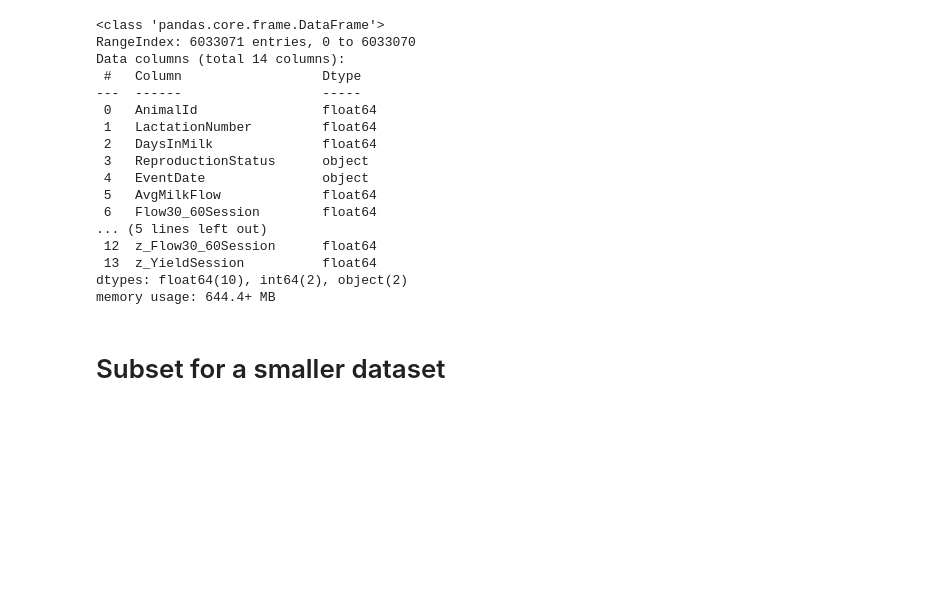
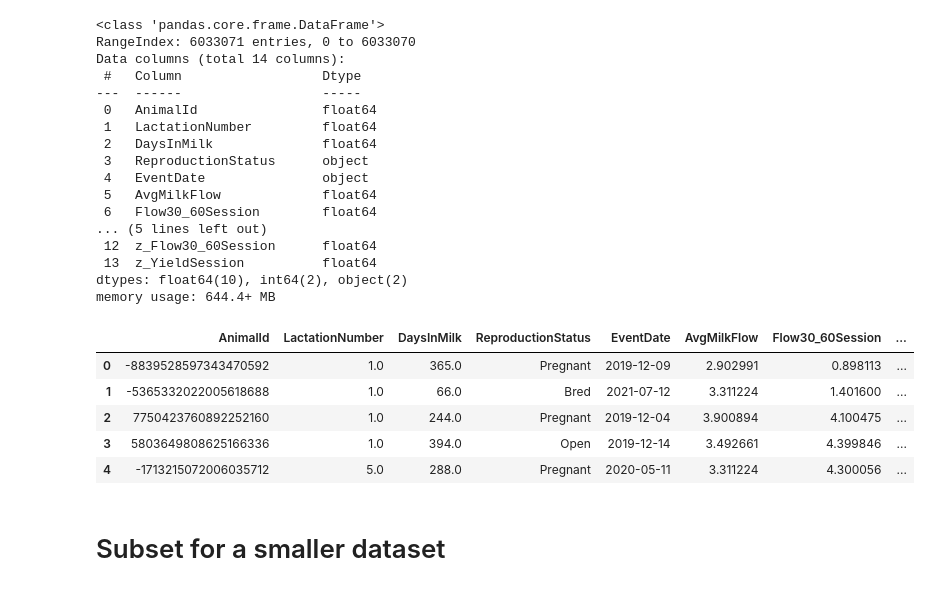
Before and after one commit to muyuanlidvm/ANSC-6040-Project-1, a Jupyter notebook: ModelTraining_ML.ipynb, the cells around one changed output. Saved outputs shown, nothing was run; the diff lists cells and outputs as text; code cells hidden in the pictures; blank space fills up the shorter version.

```diff
--- a/ModelTraining_ML.ipynb
+++ b/ModelTraining_ML.ipynb
@@ -64,7 +64,16 @@ memory usage: 644.4+ MB
 # %%
 # Convert variables to correct forms
 df_clean["EventDate"] = pd.to_datetime(df_clean["EventDate"])
-df_clean["AnimalId"] = df_clean["AnimalId"].astype(int)
+df_clean["AnimalId"] = df_clean["AnimalId"].astype(str)
+# %%
+df_clean.head()
+# %% [output]
+|  | AnimalId | LactationNumber | DaysInMilk | ReproductionStatus | EventDate | AvgMilkFlow | Flow30_60Session | ... |
+| 0 | -8839528597343470592 | 1.0 | 365.0 | Pregnant | 2019-12-09 | 2.902991 | 0.898113 | ... |
+| 1 | -5365332022005618688 | 1.0 | 66.0 | Bred | 2021-07-12 | 3.311224 | 1.401600 | ... |
+| 2 | 7750423760892252160 | 1.0 | 244.0 | Pregnant | 2019-12-04 | 3.900894 | 4.100475 | ... |
+| 3 | 5803649808625166336 | 1.0 | 394.0 | Open | 2019-12-14 | 3.492661 | 4.399846 | ... |
+| 4 | -1713215072006035712 | 5.0 | 288.0 | Pregnant | 2020-05-11 | 3.311224 | 4.300056 | ... |
 # %% [markdown]
 # Subset for a smaller dataset
 # %%
```
Also changed, not shown: parts of 3 cells of this notebook, 2 other files.
